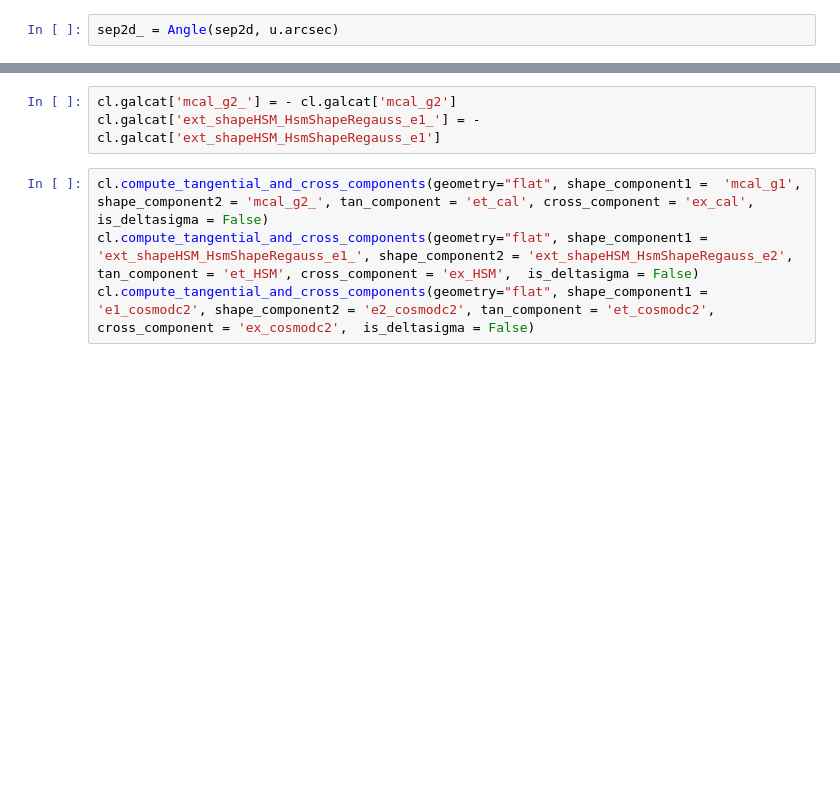
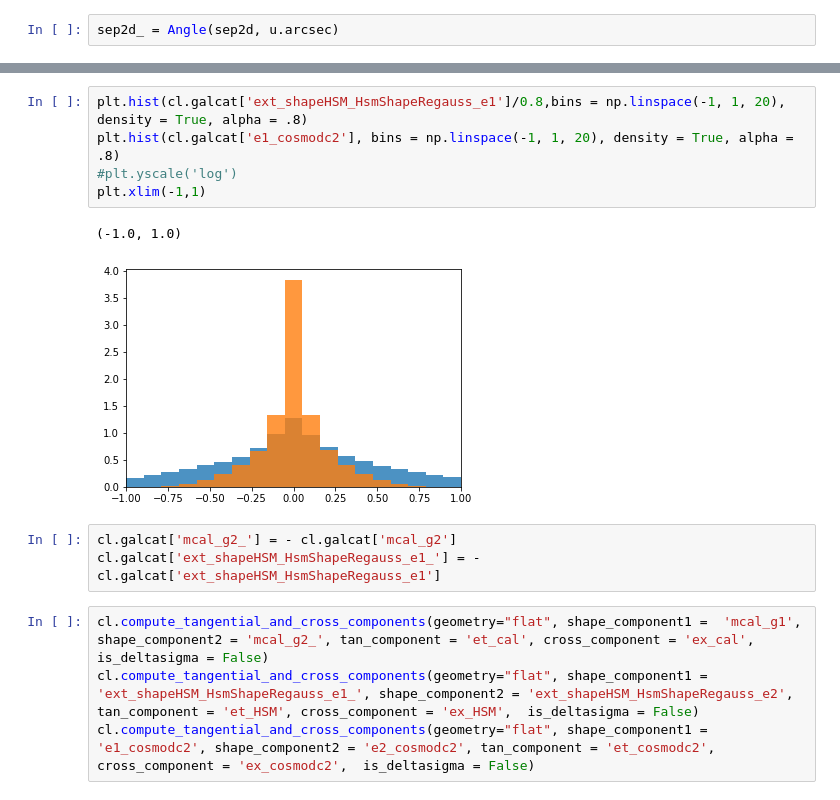
Before and after one commit to payerne/DC2Analysis, a Jupyter notebook: DESC_note/Notebooks/DN1_HSM_Metacal_match_cosmoDC2.ipynb, the cells around one changed output, grey strips where cells are left out. Cells and saved outputs as stored; diff of their text form; blank space fills up the shorter version.

```diff
--- a/DESC_note/Notebooks/DN1_HSM_Metacal_match_cosmoDC2.ipynb
+++ b/DESC_note/Notebooks/DN1_HSM_Metacal_match_cosmoDC2.ipynb
@@ -143,3 +171,11 @@ plt.scatter(cl.galcat['e2_cosmodc2'], cl.galcat['ext_shapeHSM_HsmShapeRegauss_e2
+# %%
+plt.hist(cl.galcat['ext_shapeHSM_HsmShapeRegauss_e1']/0.8,bins = np.linspace(-1, 1, 20), density = True, alpha = .8)
+plt.hist(cl.galcat['e1_cosmodc2'], bins = np.linspace(-1, 1, 20), density = True, alpha = .8)
+#plt.yscale('log')
+plt.xlim(-1,1)
+# %% [output]
+(-1.0, 1.0)
+[figure, added]
 # %%
 cl.galcat['mcal_g2_'] = - cl.galcat['mcal_g2']
 cl.galcat['ext_shapeHSM_HsmShapeRegauss_e1_'] = - cl.galcat['ext_shapeHSM_HsmShapeRegauss_e1']
```
Also changed, not shown: parts of 12 cells of this notebook, 29 other files.
